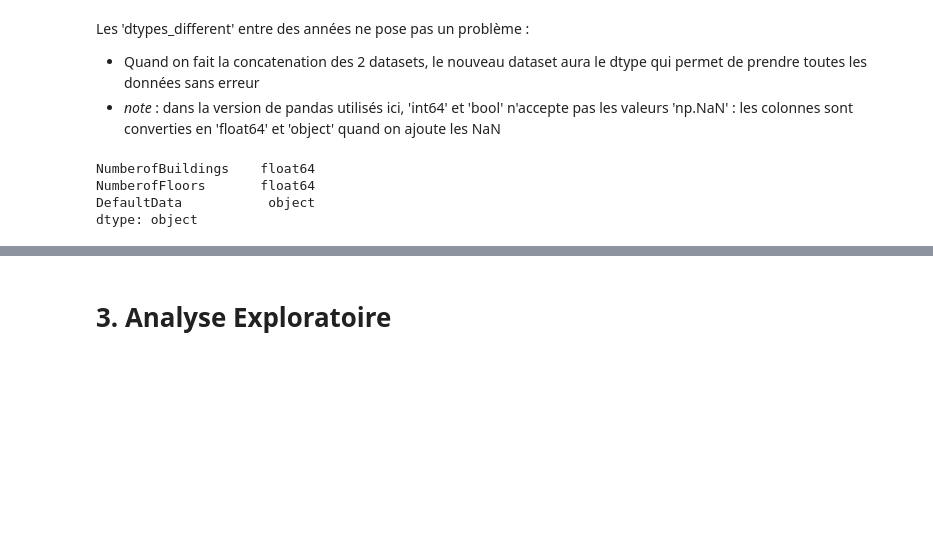
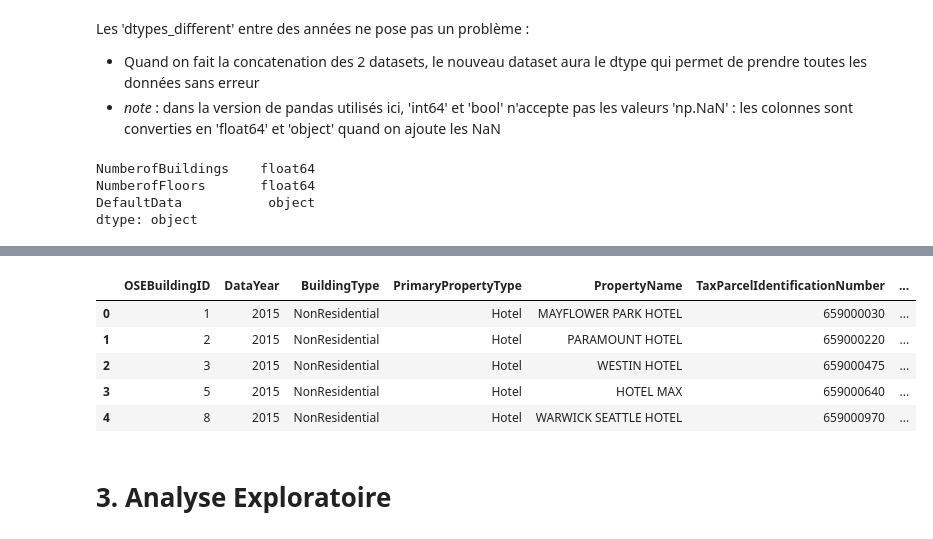
Before and after one commit to mrcreasey/oc-ds-p4-supervised-learning, a Jupyter notebook: Pélec_01_notebook.ipynb, the cells around one changed output, grey strips where cells are left out. Saved outputs shown, nothing was run; the diff lists cells and outputs as text; code cells hidden in the pictures; blank space fills up the shorter version.

```diff
--- a/Pélec_01_notebook.ipynb
+++ b/Pélec_01_notebook.ipynb
@@ -465,3 +536,14 @@ dtype: object
+# %%
+data2015 = import_donnees('data/raw/2015-building-energy-benchmarking.csv')
+data2015 = data2015.pipe(renommer_cols)
+data2015.head()
+# %% [output]
+|  | OSEBuildingID | DataYear | BuildingType | PrimaryPropertyType | PropertyName | TaxParcelIdentificationNumber | ... |
+| 0 | 1 | 2015 | NonResidential | Hotel | MAYFLOWER PARK HOTEL | 659000030 | ... |
+| 1 | 2 | 2015 | NonResidential | Hotel | PARAMOUNT HOTEL | 659000220 | ... |
+| 2 | 3 | 2015 | NonResidential | Hotel | WESTIN HOTEL | 659000475 | ... |
+| 3 | 5 | 2015 | NonResidential | Hotel | HOTEL MAX | 659000640 | ... |
+| 4 | 8 | 2015 | NonResidential | Hotel | WARWICK SEATTLE HOTEL | 659000970 | ... |
 # %% [markdown]
 # 3. Analyse Exploratoire
 # %% [markdown]
```
Also changed, not shown: parts of 7 cells of this notebook.
